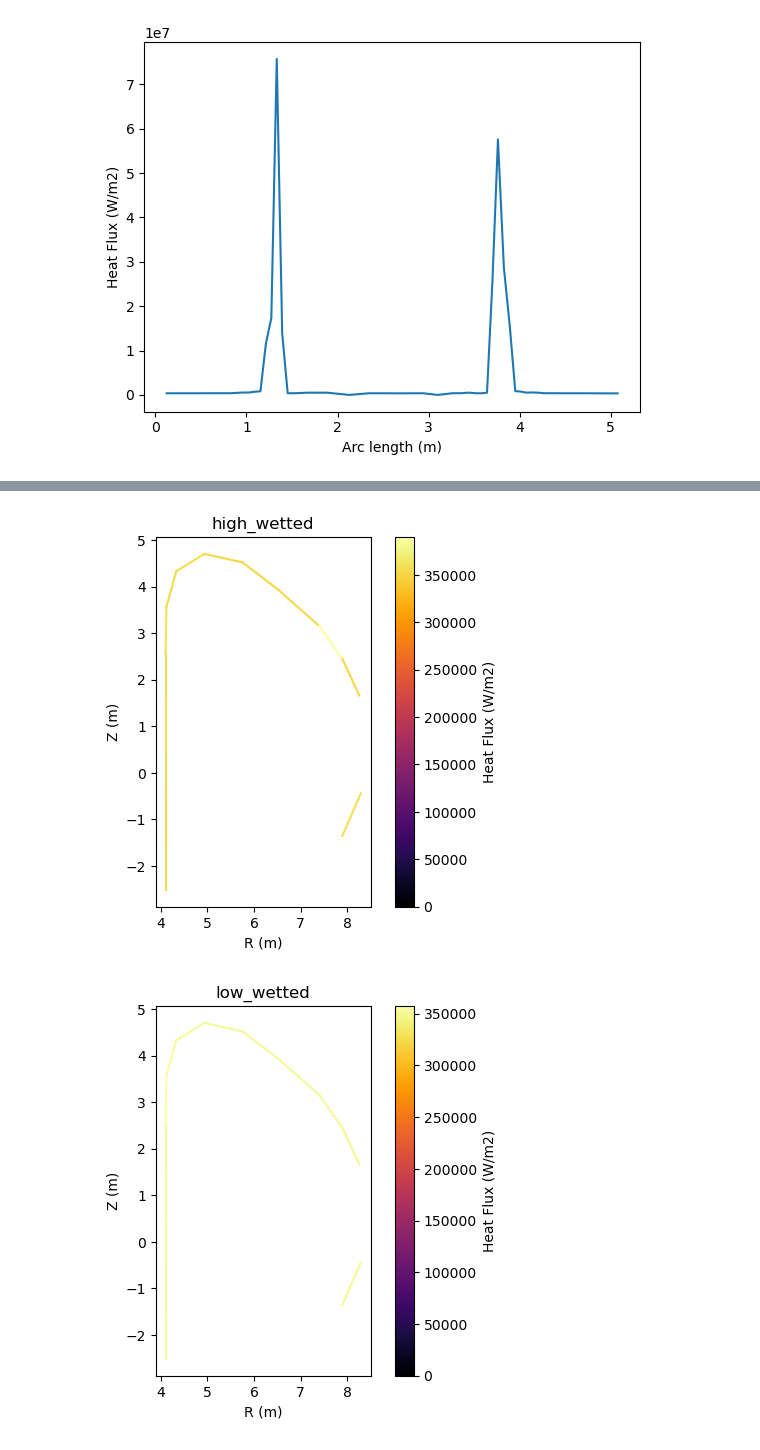
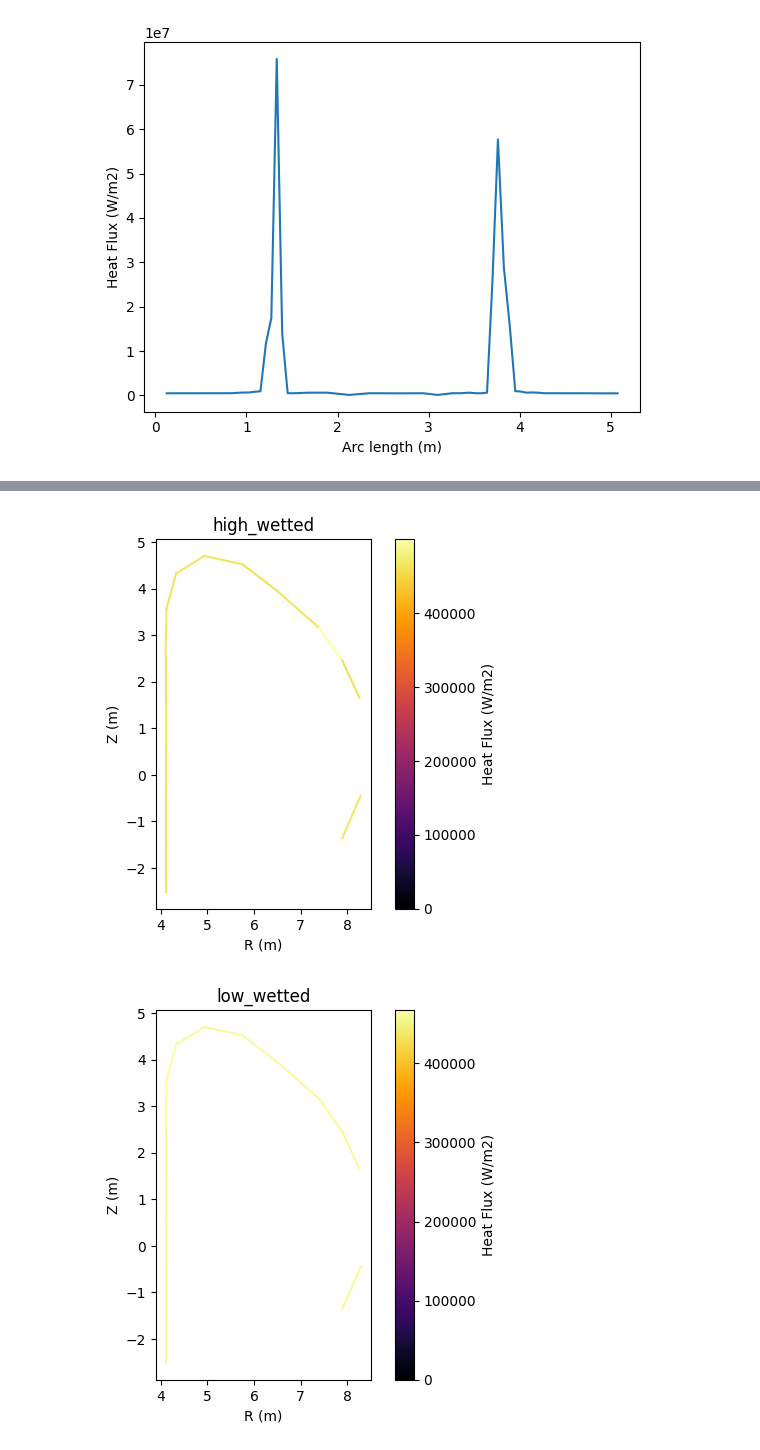
Before and after one commit to kaelyndunnell/hisp, a Jupyter notebook: examples/plotting.ipynb, the cells around one changed output, grey strips where cells are left out. Drawn from its saved outputs; the diff is of its cells as text; code cells hidden in the pictures.

Commit message:
update plotting example

```diff
--- a/examples/plotting.ipynb
+++ b/examples/plotting.ipynb
@@ -113,7 +111,7 @@ end_points = []
 
 for bin in my_reactor.divertor.bins:
     ion_fluxes.append(
-        float(plasma_data_handling.get_particle_flux(FP_pulse, bin=bin, t_rel=0, ion=True))
+        float(plasma_data_handling.get_particle_flux(FP_pulse, bin=bin, t_rel=FP_pulse.ramp_up+1, ion=True))
     )
     start_points.append(bin.start_point)
     end_points.append(bin.end_point)
@@ -146,7 +144,7 @@ for mode in ["high_wetted", "low_wetted", "wetted"]:
     for bin in my_reactor.first_wall.bins:
         for sub_bin in bin.sub_bins:
             if sub_bin.mode == mode:
-                ion_flux = plasma_data_handling.get_particle_flux(FP_pulse, bin=sub_bin, t_rel=0, ion=True)
+                ion_flux = plasma_data_handling.get_particle_flux(FP_pulse, bin=sub_bin, t_rel=FP_pulse.ramp_up+1, ion=True)
                 ion_fluxes.append(ion_flux)
 
                 start_points.append(bin.start_point)
@@ -184,7 +182,7 @@ for mode in ["high_wetted", "low_wetted", "wetted"]:
     for bin in my_reactor.first_wall.bins:
         for sub_bin in bin.sub_bins:
             if sub_bin.mode == mode:
-                atom_flux = plasma_data_handling.get_particle_flux(FP_pulse, bin=sub_bin, t_rel=0, ion=False)
+                atom_flux = plasma_data_handling.get_particle_flux(FP_pulse, bin=sub_bin, t_rel=FP_pulse.ramp_up+1, ion=False)
                 atom_fluxes.append(atom_flux)
 
                 start_points.append(bin.start_point)
@@ -216,7 +214,7 @@ heat_fluxes = []
 start_points = []
 end_points = []
 for bin in my_reactor.divertor.bins:
-    heat_flux = plasma_data_handling.get_heat(FP_pulse, bin=bin, t_rel=0)
+    heat_flux = plasma_data_handling.get_heat(FP_pulse, bin=bin, t_rel=FP_pulse.ramp_up+1)
     heat_fluxes.append(heat_flux)
 
     start_points.append(bin.start_point)
@@ -309,33 +307,33 @@ for t in np.linspace(0, 400, 10):
 for mode in ["high_wetted", "low_wetted", "wetted"]:
     heat_fluxes = []
     start_points = []
     end_points = []
     for bin in my_reactor.first_wall.bins:
         for sub_bin in bin.sub_bins:
             if sub_bin.mode == mode:
-                heat_flux = plasma_data_handling.get_heat(FP_pulse, bin=sub_bin, t_rel=0)
+                heat_flux = plasma_data_handling.get_heat(FP_pulse, bin=sub_bin, t_rel=FP_pulse.ramp_up+1)
                 heat_fluxes.append(heat_flux)
 
                 start_points.append(bin.start_point)
                 end_points.append(bin.end_point)
 
 
     norm = Normalize(0, max(heat_fluxes))
     cmap = plt.get_cmap("inferno")
 
 
     for start_point, end_point, heat_flux in zip(start_points, end_points, heat_fluxes):
         plt.plot(
             [start_point[0], end_point[0]],
             [start_point[1], end_point[1]],
             c=cmap(norm(heat_flux)),
         )
     plt.colorbar(plt.cm.ScalarMappable(norm=norm, cmap=cmap), label="Heat Flux (W/m2)", ax=plt.gca())
     plt.xlabel("R (m)")
     plt.ylabel("Z (m)")
     plt.gca().set_aspect("equal", adjustable="box")
     plt.title(mode)
     plt.show()
 # %% [output]
-[figure, old version]
+[figure, new version]
-[figure, old version]
+[figure, new version]
```
Also changed, not shown: parts of 7 cells of this notebook.
